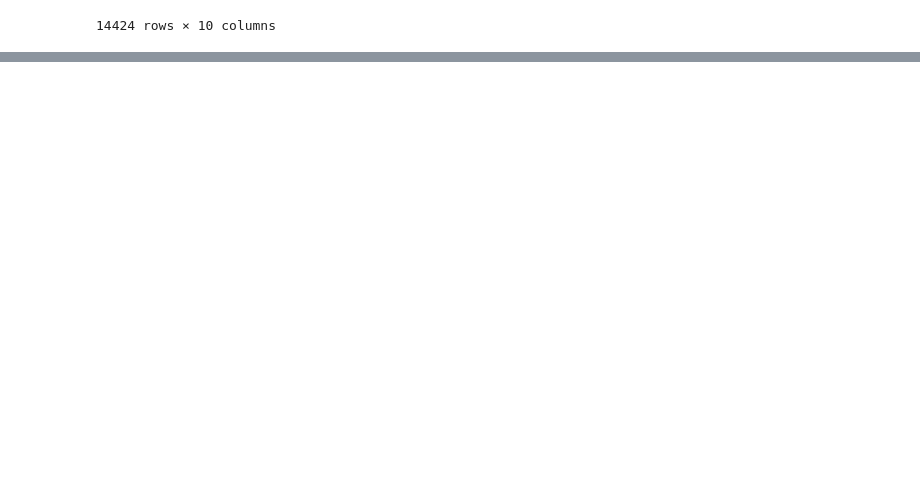
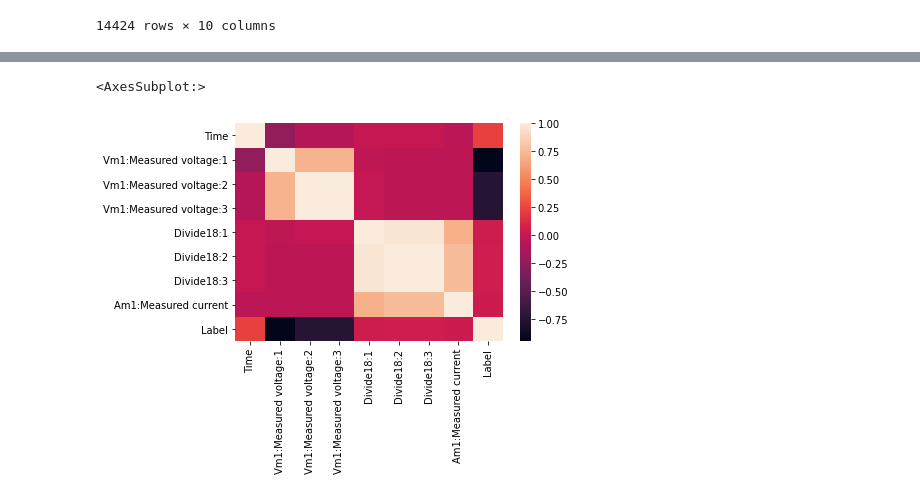
Before and after one commit to cholmess/Electric_Grid_Prediction, a Jupyter notebook: notebooks/Data Exploration.ipynb, the cells around one changed output, grey strips where cells are left out. Drawn from its saved outputs; the diff is of its cells as text; code cells hidden in the pictures; blank space fills up the shorter version.

```diff
--- a/notebooks/Data Exploration.ipynb
+++ b/notebooks/Data Exploration.ipynb
@@ -547,0 +597,5 @@ consolidated_df
+# %%
+sns.heatmap(consolidated_df.corr())
+# %% [output]
+<AxesSubplot:>
+[figure, added]
```
Also changed, not shown: parts of 7 cells of this notebook.
